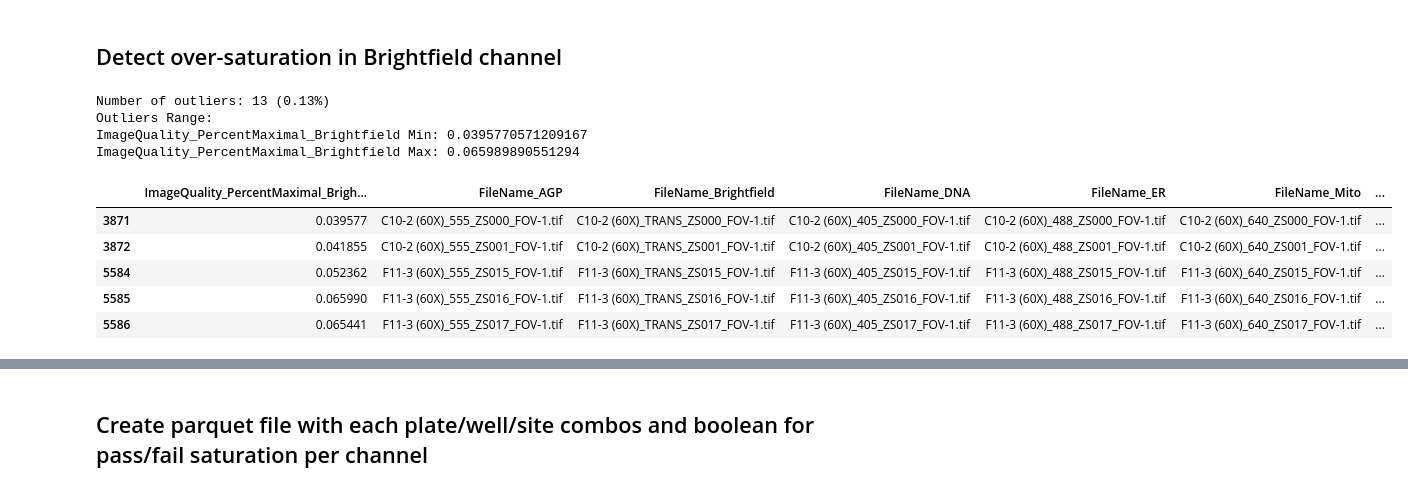
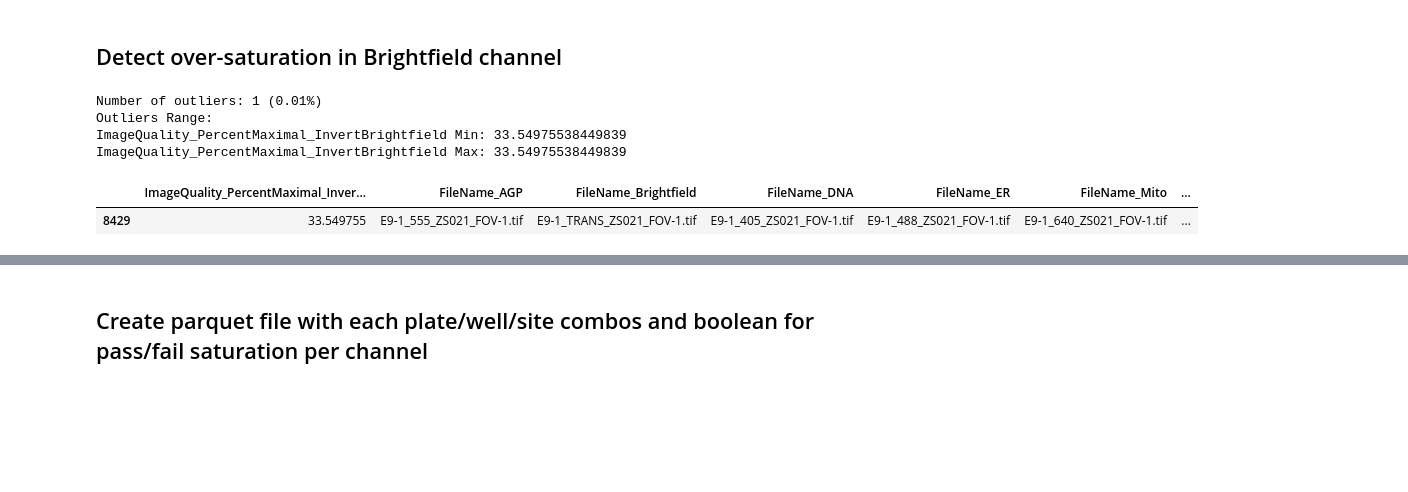
Before and after one commit to WayScience/NF1_3D_organoid_profiling_pipeline, a Jupyter notebook: 1.image_quality_control/notebooks/2.evaluate_saturation_qc.ipynb, the cells around one changed output, grey strips where cells are left out. Drawn from its saved outputs; the diff is of its cells as text; code cells hidden in the pictures; blank space fills up the shorter version.

```diff
--- a/1.image_quality_control/notebooks/2.evaluate_saturation_qc.ipynb
+++ b/1.image_quality_control/notebooks/2.evaluate_saturation_qc.ipynb
@@ -61,6 +61,10 @@ for path in image_csv_paths:
     # Load only the required columns by filtering columns with specified prefixes
     plate_df = pd.read_csv(path, usecols=lambda col: col.startswith(prefixes))
 
+    # Skip processing NF0017
+    if "NF0017" in str(path):
+        continue
+
     # Check for NaNs in the Metadata_Plate, Metadata_Well, and Metadata_Site columns
     if plate_df[["Metadata_Plate", "Metadata_Well", "Metadata_Site"]].isna().any().any():
         print(f"NaNs detected in {path} in Metadata_Plate, Metadata_Well, or Metadata_Site columns")
@@ -423,30 +427,26 @@ plt.show()
 # %%
 # Identify metadata columns (columns that do not start with 'ImageQuality')
 metadata_columns = [
     col for col in concat_qc_df.columns if not col.startswith("ImageQuality")
 ]
 
 # Find outliers for Brightfield channel
 saturation_brightfield_outliers = cosmicqc.find_outliers(
     df=concat_qc_df,
     metadata_columns=metadata_columns,
     feature_thresholds={
-        "ImageQuality_PercentMaximal_Brightfield": 10,
+        "ImageQuality_PercentMaximal_InvertBrightfield": 2,
     },
 )
 
 pd.DataFrame(saturation_brightfield_outliers).head()
 # %% [output]
-Number of outliers: 13 (0.13%)
+Number of outliers: 1 (0.01%)
 Outliers Range:
-ImageQuality_PercentMaximal_Brightfield Min: 0.0395770571209167
-ImageQuality_PercentMaximal_Brightfield Max: 0.065989890551294
+ImageQuality_PercentMaximal_InvertBrightfield Min: 33.54975538449839
+ImageQuality_PercentMaximal_InvertBrightfield Max: 33.54975538449839
-|  | ImageQuality_PercentMaximal_Brigh... | FileName_AGP | FileName_Brightfield | FileName_DNA | FileName_ER | FileName_Mito | ... |
-| 3871 | 0.039577 | C10-2 (60X)_555_ZS000_FOV-1.tif | C10-2 (60X)_TRANS_ZS000_FOV-1.tif | C10-2 (60X)_405_ZS000_FOV-1.tif | C10-2 (60X)_488_ZS000_FOV-1.tif | C10-2 (60X)_640_ZS000_FOV-1.tif | ... |
-| 3872 | 0.041855 | C10-2 (60X)_555_ZS001_FOV-1.tif | C10-2 (60X)_TRANS_ZS001_FOV-1.tif | C10-2 (60X)_405_ZS001_FOV-1.tif | C10-2 (60X)_488_ZS001_FOV-1.tif | C10-2 (60X)_640_ZS001_FOV-1.tif | ... |
-| 5584 | 0.052362 | F11-3 (60X)_555_ZS015_FOV-1.tif | F11-3 (60X)_TRANS_ZS015_FOV-1.tif | F11-3 (60X)_405_ZS015_FOV-1.tif | F11-3 (60X)_488_ZS015_FOV-1.tif | F11-3 (60X)_640_ZS015_FOV-1.tif | ... |
-| 5585 | 0.065990 | F11-3 (60X)_555_ZS016_FOV-1.tif | F11-3 (60X)_TRANS_ZS016_FOV-1.tif | F11-3 (60X)_405_ZS016_FOV-1.tif | F11-3 (60X)_488_ZS016_FOV-1.tif | F11-3 (60X)_640_ZS016_FOV-1.tif | ... |
-| 5586 | 0.065441 | F11-3 (60X)_555_ZS017_FOV-1.tif | F11-3 (60X)_TRANS_ZS017_FOV-1.tif | F11-3 (60X)_405_ZS017_FOV-1.tif | F11-3 (60X)_488_ZS017_FOV-1.tif | F11-3 (60X)_640_ZS017_FOV-1.tif | ... |
+|  | ImageQuality_PercentMaximal_Inver... | FileName_AGP | FileName_Brightfield | FileName_DNA | FileName_ER | FileName_Mito | ... |
+| 8429 | 33.549755 | E9-1_555_ZS021_FOV-1.tif | E9-1_TRANS_ZS021_FOV-1.tif | E9-1_405_ZS021_FOV-1.tif | E9-1_488_ZS021_FOV-1.tif | E9-1_640_ZS021_FOV-1.tif | ... |
 # %%
 # Combine PathName and FileName columns to construct full paths
 saturation_brightfield_outliers["Full_Path_Brightfield"] = (
```
Also changed, not shown: parts of 2 cells of this notebook, 30 other files.
